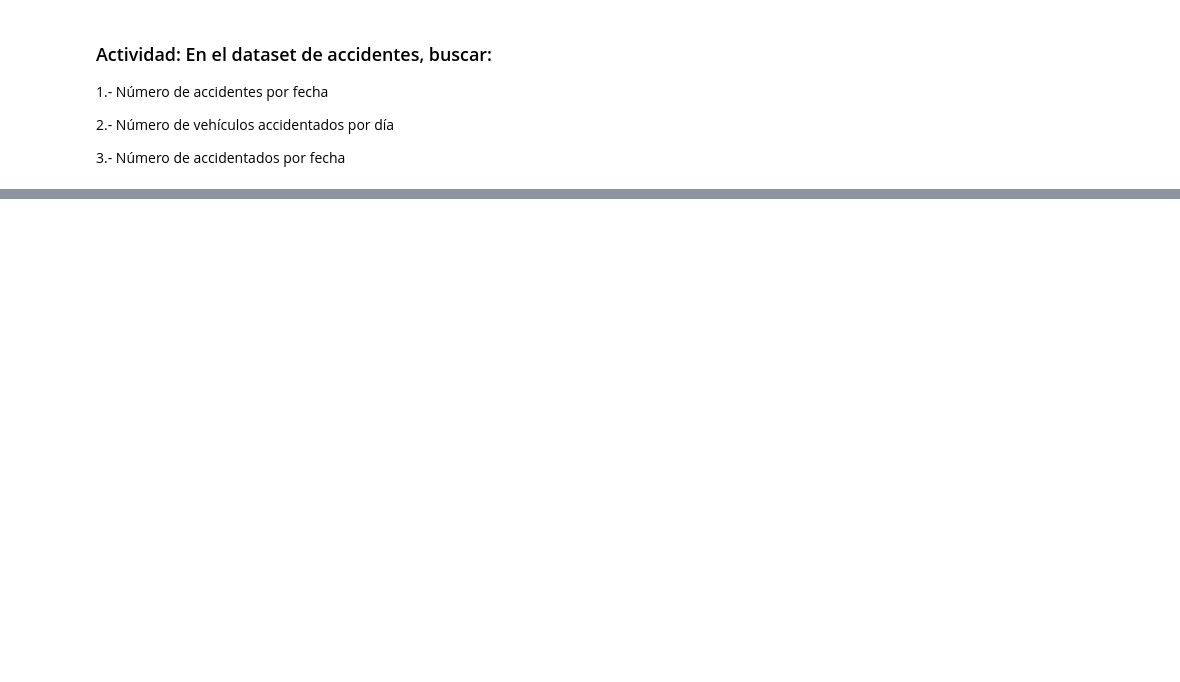
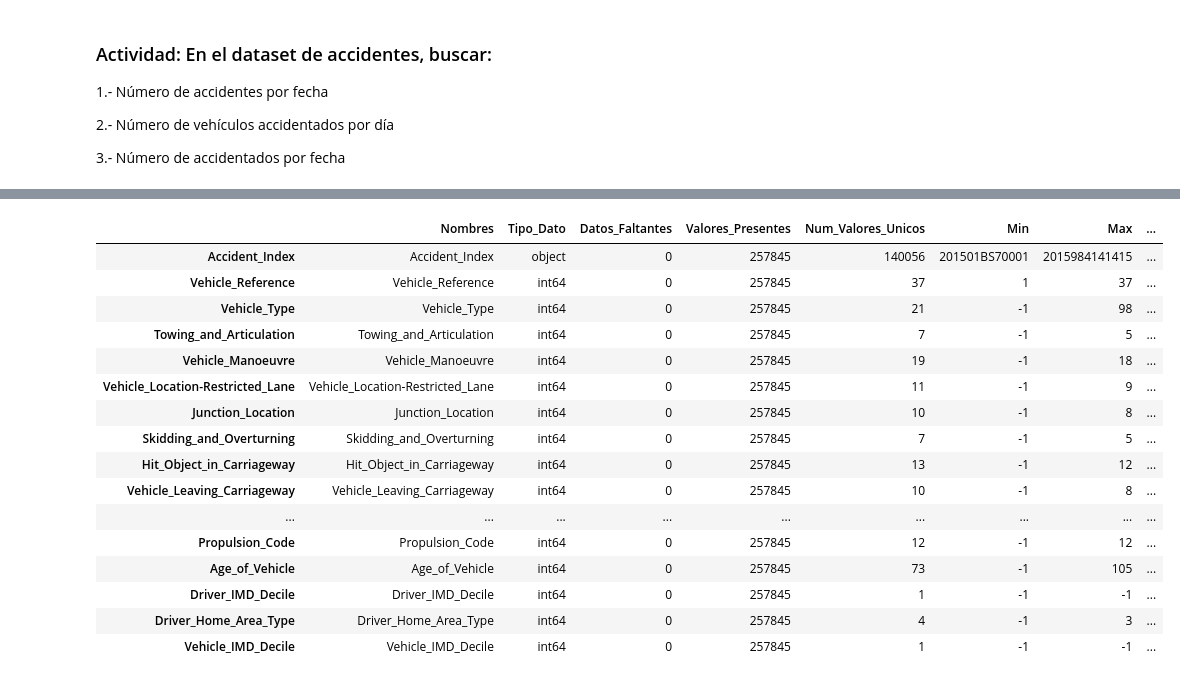
Before and after one commit to gdesirena/CDIN_O2021, a Jupyter notebook: Modulo1/Code/3.- EDA.ipynb, the cells around one changed output, grey strips where cells are left out. Drawn from its saved outputs; the diff is of its cells as text; code cells hidden in the pictures; blank space fills up the shorter version.

```diff
--- a/Modulo1/Code/3.- EDA.ipynb
+++ b/Modulo1/Code/3.- EDA.ipynb
@@ -56,2 +399,6 @@ import numpy as np
 # %% [markdown]
 # EDA utilizando el reporte de calidad de datos
+# %%
+vehicles = pd.read_csv('../Data/Vehicles_2015.csv')
+accidents = pd.read_csv('../Data/Accidents_2015.csv')
+casualties = pd.read_csv('../Data/Casualties_2015.csv')
@@ -65,0 +493,20 @@ import numpy as np
+# %%
+dqr(vehicles)
+# %% [output]
+|  | Nombres | Tipo_Dato | Datos_Faltantes | Valores_Presentes | Num_Valores_Unicos | Min | Max | ... |
+| Accident_Index | Accident_Index | object | 0 | 257845 | 140056 | 201501BS70001 | 2015984141415 | ... |
+| Vehicle_Reference | Vehicle_Reference | int64 | 0 | 257845 | 37 | 1 | 37 | ... |
+| Vehicle_Type | Vehicle_Type | int64 | 0 | 257845 | 21 | -1 | 98 | ... |
+| Towing_and_Articulation | Towing_and_Articulation | int64 | 0 | 257845 | 7 | -1 | 5 | ... |
+| Vehicle_Manoeuvre | Vehicle_Manoeuvre | int64 | 0 | 257845 | 19 | -1 | 18 | ... |
+| Vehicle_Location-Restricted_Lane | Vehicle_Location-Restricted_Lane | int64 | 0 | 257845 | 11 | -1 | 9 | ... |
+| Junction_Location | Junction_Location | int64 | 0 | 257845 | 10 | -1 | 8 | ... |
+| Skidding_and_Overturning | Skidding_and_Overturning | int64 | 0 | 257845 | 7 | -1 | 5 | ... |
+| Hit_Object_in_Carriageway | Hit_Object_in_Carriageway | int64 | 0 | 257845 | 13 | -1 | 12 | ... |
+| Vehicle_Leaving_Carriageway | Vehicle_Leaving_Carriageway | int64 | 0 | 257845 | 10 | -1 | 8 | ... |
+| ... | ... | ... | ... | ... | ... | ... | ... | ... |
+| Propulsion_Code | Propulsion_Code | int64 | 0 | 257845 | 12 | -1 | 12 | ... |
+| Age_of_Vehicle | Age_of_Vehicle | int64 | 0 | 257845 | 73 | -1 | 105 | ... |
+| Driver_IMD_Decile | Driver_IMD_Decile | int64 | 0 | 257845 | 1 | -1 | -1 | ... |
+| Driver_Home_Area_Type | Driver_Home_Area_Type | int64 | 0 | 257845 | 4 | -1 | 3 | ... |
+| Vehicle_IMD_Decile | Vehicle_IMD_Decile | int64 | 0 | 257845 | 1 | -1 | -1 | ... |
```
Also changed, not shown: parts of 54 cells of this notebook, 4 other files.
